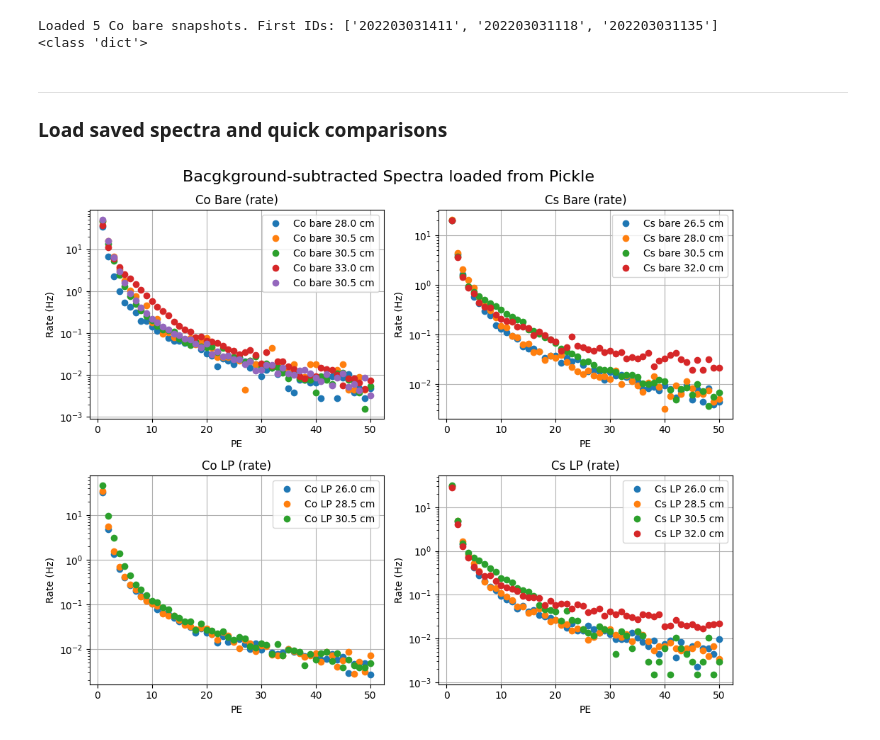
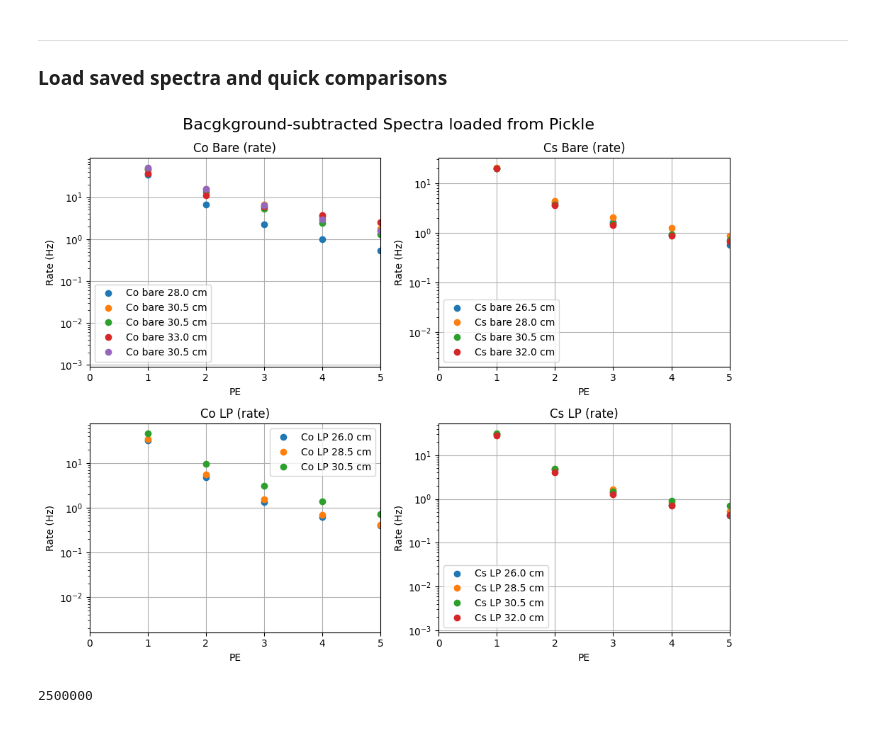
Before and after one commit to austindsc/cf4_analysisPipeline, a Jupyter notebook: comp2/MCcomparison/example_OpenAnalysisData.ipynb, the cells around one changed output. Cells and saved outputs as stored; diff of their text form; code cells hidden in the pictures.

```diff
--- a/comp2/MCcomparison/example_OpenAnalysisData.ipynb
+++ b/comp2/MCcomparison/example_OpenAnalysisData.ipynb
@@ -24,13 +33,4 @@ print(f"Loaded {len(co_bare)} Co bare LiteRun objects. First IDs:", [lr.id for l
 Loaded 5 Co bare LiteRun objects. First IDs: ['202203031411', '202203031118', '202203031135']
-# %%
-# Optional: tiny loader example
-with open(os.path.join(save_dir, "rc_Co_bare_source.snap.pkl"), "rb") as f:
-  co_bare_loaded = pickle.load(f)
-  print(f"Loaded {len(co_bare_loaded)} Co bare snapshots. First IDs:", [d["id"] for d in co_bare_loaded[:3]])
-  print(type(co_bare_loaded[0]))
-# %% [output]
-Loaded 5 Co bare snapshots. First IDs: ['202203031411', '202203031118', '202203031135']
-<class 'dict'>
 # %% [markdown]
 ---
 ### Load saved spectra and quick comparisons
@@ -41,31 +41,40 @@ co_bare = load_snap_list(os.path.join(save_dir, "rc_Co_bare_source.snap.pkl"))
 cs_bare = load_snap_list(os.path.join(save_dir, "rc_Cs_bare_source.snap.pkl"))
 co_lp = load_snap_list(os.path.join(save_dir, "rc_Co_LP_source.snap.pkl"))
 cs_lp = load_snap_list(os.path.join(save_dir, "rc_Cs_LP_source.snap.pkl"))
 
 # Plot one example per category
 fig, axes = plt.subplots(2, 2, figsize=(10, 8))
 
 for lr in co_bare:
   lr.mpl_errorbar(axes[0,0], use_bkgsub=False, label=f"Co bare {lr.height} cm")
 
 axes[0,0].set_yscale('log'); axes[0,0].set_title("Co Bare (rate)"); axes[0,0].legend(); axes[0,0].grid(True)
 
 for lr in cs_bare:
   lr.mpl_errorbar(axes[0,1], use_bkgsub=False, label=f"Cs bare {lr.height} cm")
 axes[0,1].set_yscale('log'); axes[0,1].set_title("Cs Bare (rate)"); axes[0,1].legend(); axes[0,1].grid(True)
 
 for lr in co_lp:
   lr.mpl_errorbar(axes[1,0], use_bkgsub=False, label=f"Co LP {lr.height} cm")
 axes[1,0].set_yscale('log'); axes[1,0].set_title("Co LP (rate)"); axes[1,0].legend(); axes[1,0].grid(True)
 
 for lr in cs_lp:
   lr.mpl_errorbar(axes[1,1], use_bkgsub=False, label=f"Cs LP {lr.height} cm")
 axes[1,1].set_yscale('log'); axes[1,1].set_title("Cs LP (rate)"); axes[1,1].legend(); axes[1,1].grid(True)
 
 for ax in axes.flat:
   ax.set_xlabel("PE"); ax.set_ylabel("Rate (Hz)")
+  ax.set_xlim(0, 5)
 
 fig.suptitle("Bacgkground-subtracted Spectra loaded from Pickle", fontsize=16)
 plt.tight_layout(); plt.show()
 # %% [output]
-[figure, old version]
+[figure, new version]
+# %%
+import math
+factorN = 100
+Func_ScaleN = lambda ly, top:  int(math.ceil(1e6 * (0.5 + 0.5 * top / ly)/ factorN)) * factorN  # scale nbeam with ly
+
+Func_ScaleN(1, 4)
+# %% [output]
+2500000
```
Also changed, not shown: parts of 2 cells of this notebook, 25 other files.
